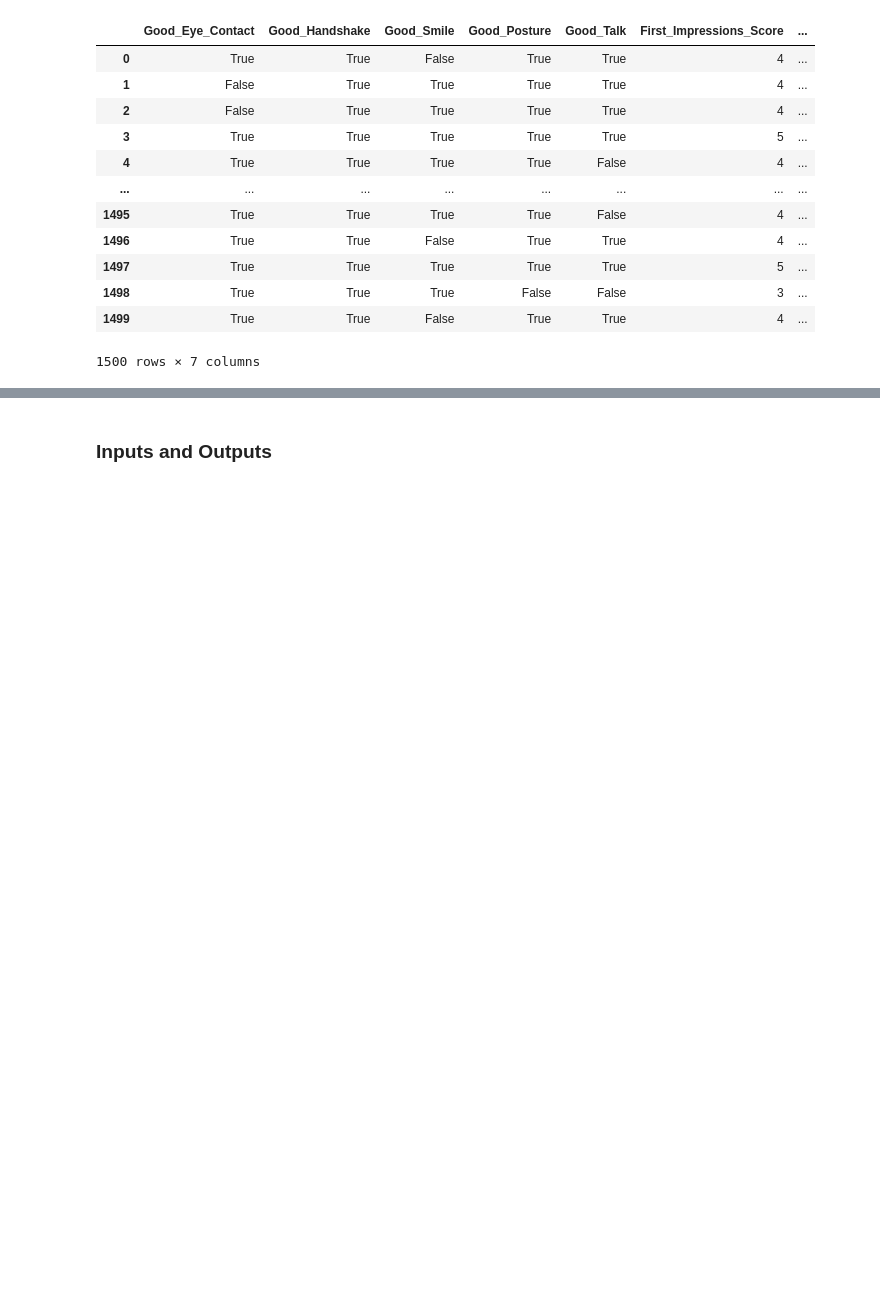
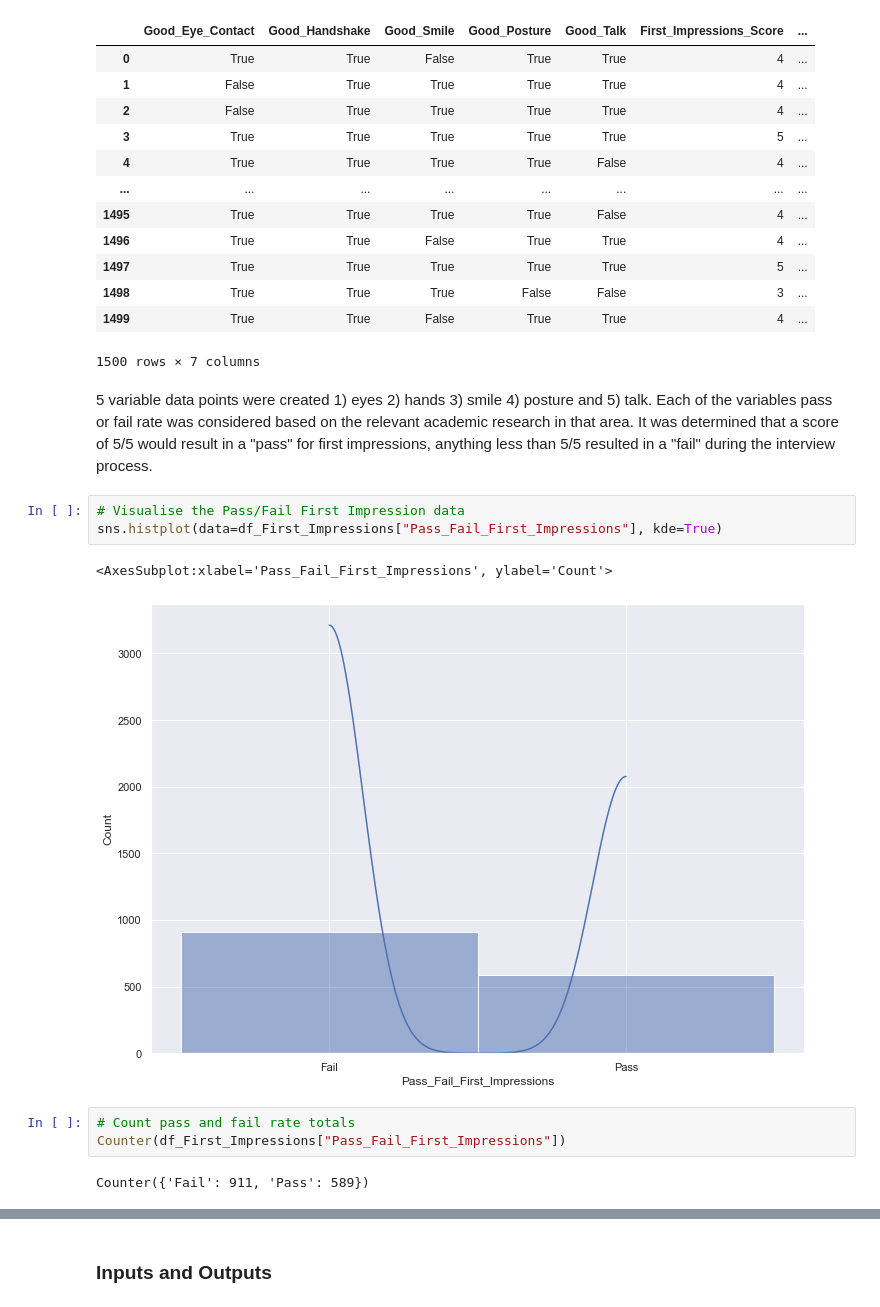
Before and after one commit to Deego88/Programming_for_Data_Analysis_Project_2020, a Jupyter notebook: Programming_for_Data_Analysis_Project_2020.ipynb, the cells around one changed output, grey strips where cells are left out. Drawn from its saved outputs; the diff is of its cells as text; blank space fills up the shorter version.

```diff
--- a/Programming_for_Data_Analysis_Project_2020.ipynb
+++ b/Programming_for_Data_Analysis_Project_2020.ipynb
@@ -993,3 +985,16 @@ df_First_Impressions
 | 1498 | True | True | True | False | False | 3 | ... |
 | 1499 | True | True | False | True | True | 4 | ... |
 1500 rows × 7 columns
+# %% [markdown]
+5 variable data points were created 1) eyes 2) hands 3) smile 4) posture and 5) talk. Each of the variables pass or fail rate was considered based on the relevant academic research in that area. It was determined that a score of 5/5 would result in a "pass" for first impressions, anything less than 5/5 resulted in a "fail" during the interview process.
+# %%
+# Visualise the Pass/Fail First Impression data
+sns.histplot(data=df_First_Impressions["Pass_Fail_First_Impressions"], kde=True)
+# %% [output]
+<AxesSubplot:xlabel='Pass_Fail_First_Impressions', ylabel='Count'>
+[figure, added]
+# %%
+# Count pass and fail rate totals
+Counter(df_First_Impressions["Pass_Fail_First_Impressions"])
+# %% [output]
+Counter({'Fail': 911, 'Pass': 589})
```
Also changed, not shown: parts of 72 cells of this notebook, 1 other file.
